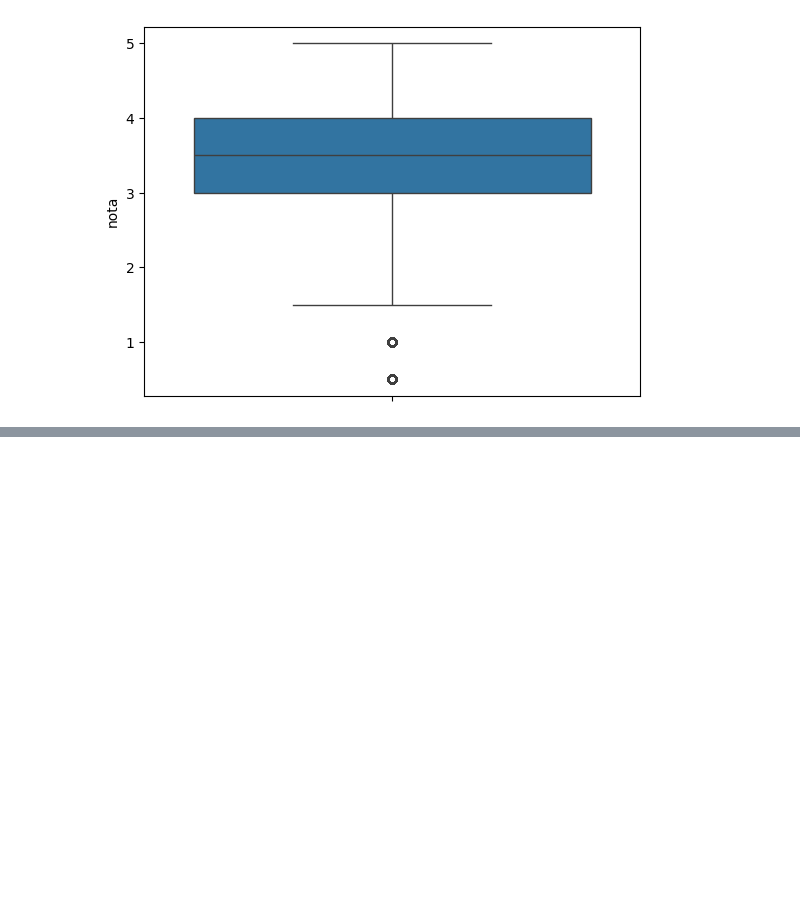
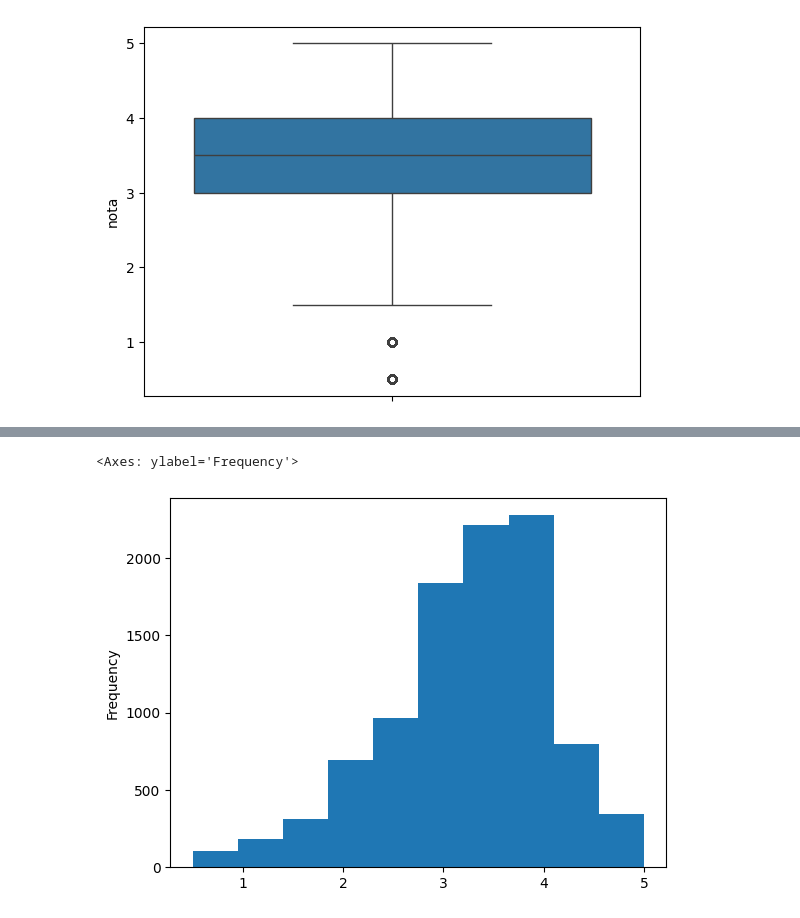
Before and after one commit to Camillabgarcia/data_science, a Jupyter notebook: Explorando_e_analisando_dados_1.ipynb, the cells around one changed output, grey strips where cells are left out. Saved outputs shown, nothing was run; the diff lists cells and outputs as text; code cells hidden in the pictures; blank space fills up the shorter version.

```diff
--- a/Explorando_e_analisando_dados_1.ipynb
+++ b/Explorando_e_analisando_dados_1.ipynb
@@ -134,0 +174,3 @@ sns.boxplot(notas['nota'])
+# %%
+medias_por_filme = notas.groupby('filmeId')['nota'].mean()
+medias_por_filme.head()
@@ -134,0 +186,5 @@ sns.boxplot(notas['nota'])
+# %%
+medias_por_filme.plot(kind='hist')
+# %% [output]
+<Axes: ylabel='Frequency'>
+[figure, added]
```
Also changed, not shown: parts of 15 cells of this notebook.
